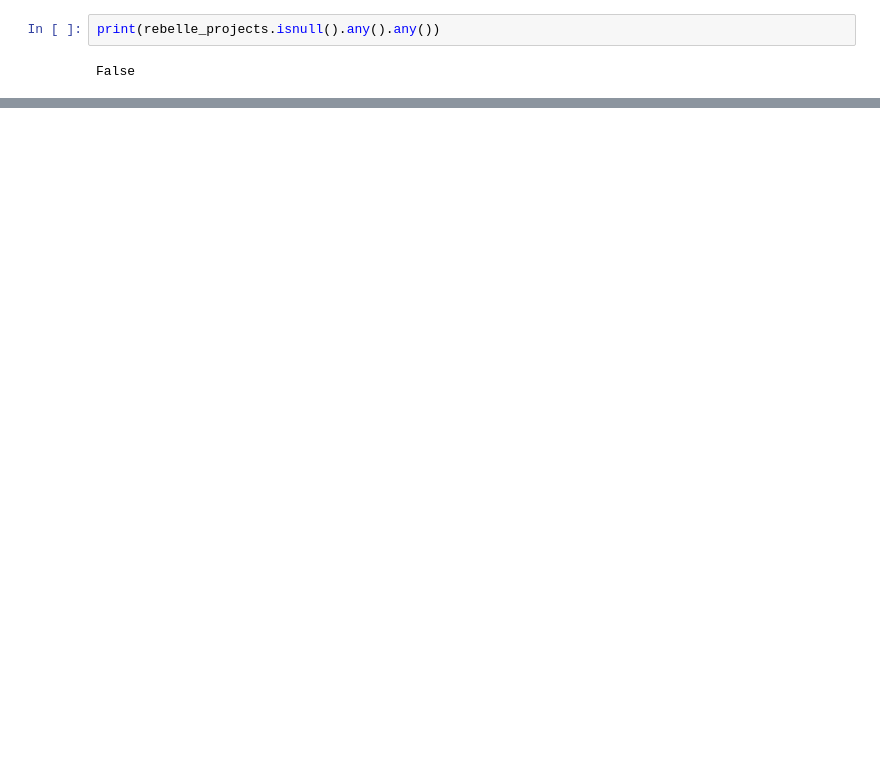
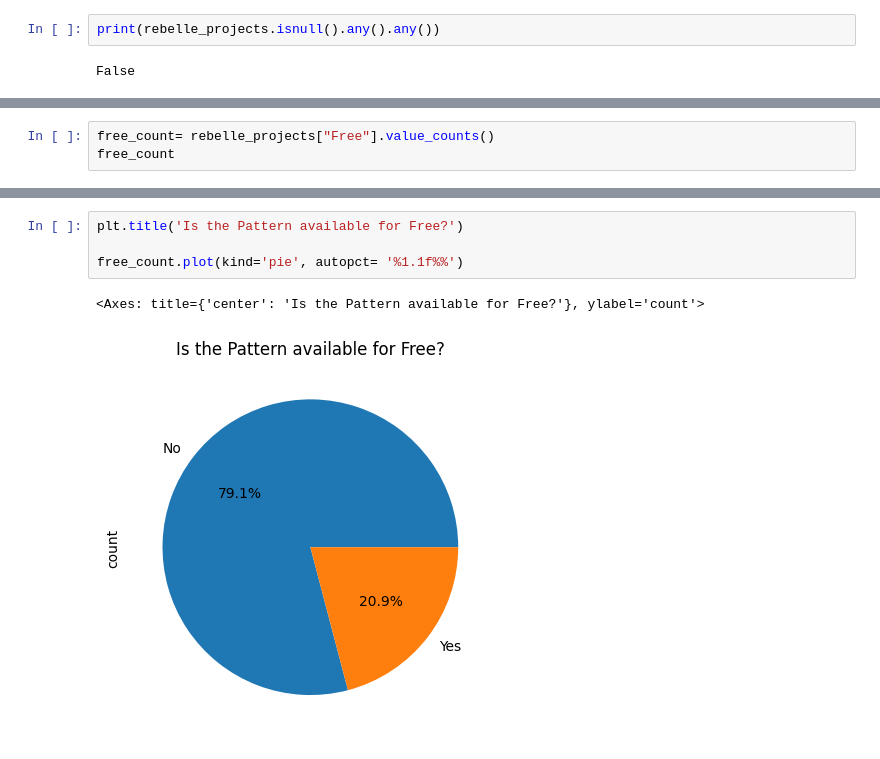
Before and after one commit to amoeba731/Yarnshop, a Jupyter notebook: yarnshop.ipynb, the cells around one changed output, grey strips where cells are left out. Cells and saved outputs as stored; diff of their text form; blank space fills up the shorter version.

```diff
--- a/yarnshop.ipynb
+++ b/yarnshop.ipynb
@@ -244,0 +308,3 @@ rebelle_projects[rebelle_projects["Author"]=="Taiga Hilliard"]
+# %%
+free_count= rebelle_projects["Free"].value_counts()
+free_count
@@ -244,0 +378,7 @@ rebelle_projects[rebelle_projects["Author"]=="Taiga Hilliard"]
+# %%
+plt.title('Is the Pattern available for Free?')
+
+free_count.plot(kind='pie', autopct= '%1.1f%%')
+# %% [output]
+<Axes: title={'center': 'Is the Pattern available for Free?'}, ylabel='count'>
+[figure, added]
```
Also changed, not shown: parts of 20 cells of this notebook, 1 other file.
